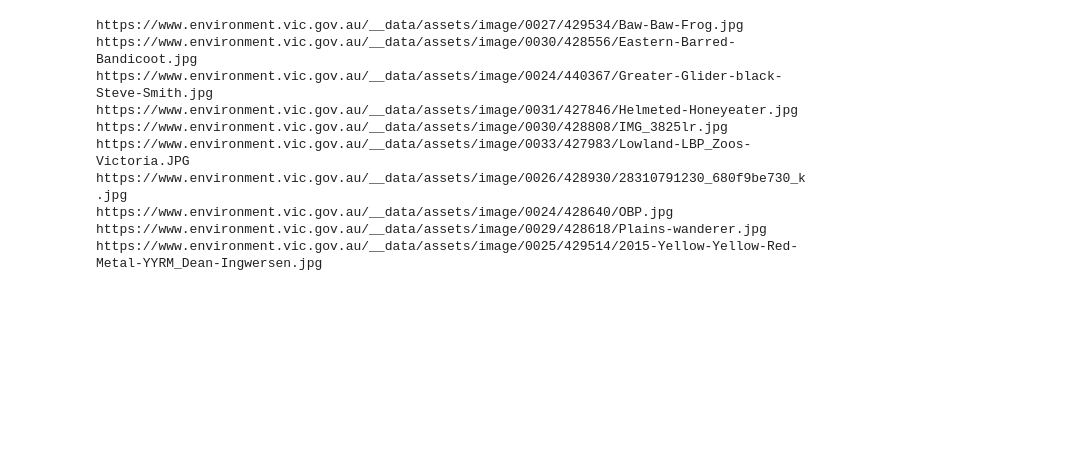
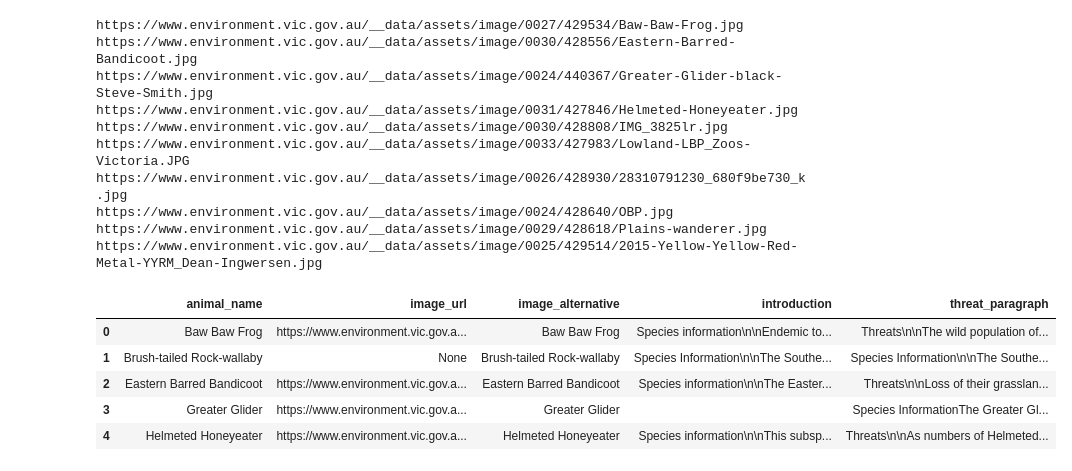
Before and after one commit to poojaisabelle/Project-Two, a Jupyter notebook: database/ETL_scraped_fauna_tracey.ipynb, the cells around one changed output. Drawn from its saved outputs; the diff is of its cells as text; code cells hidden in the pictures; blank space fills up the shorter version.

```diff
--- a/database/ETL_scraped_fauna_tracey.ipynb
+++ b/database/ETL_scraped_fauna_tracey.ipynb
@@ -243,0 +238,10 @@ https://www.environment.vic.gov.au/__data/assets/image/0025/429514/2015-Yellow-Y
+# %%
+animal_info_image_environment_df = pd.DataFrame(animal_info_image_environment)
+animal_info_image_environment_df.head()
+# %% [output]
+|  | animal_name | image_url | image_alternative | introduction | threat_paragraph |
+| 0 | Baw Baw Frog | https://www.environment.vic.gov.a... | Baw Baw Frog | Species information\n\nEndemic to... | Threats\n\nThe wild population of... |
+| 1 | Brush-tailed Rock-wallaby | None | Brush-tailed Rock-wallaby | Species Information\n\nThe Southe... | Species Information\n\nThe Southe... |
+| 2 | Eastern Barred Bandicoot | https://www.environment.vic.gov.a... | Eastern Barred Bandicoot | Species information\n\nThe Easter... | Threats\n\nLoss of their grasslan... |
+| 3 | Greater Glider | https://www.environment.vic.gov.a... | Greater Glider |  | Species InformationThe Greater Gl... |
+| 4 | Helmeted Honeyeater | https://www.environment.vic.gov.a... | Helmeted Honeyeater | Species information\n\nThis subsp... | Threats\n\nAs numbers of Helmeted... |
```
Also changed, not shown: parts of 6 cells of this notebook, 2 other files.
